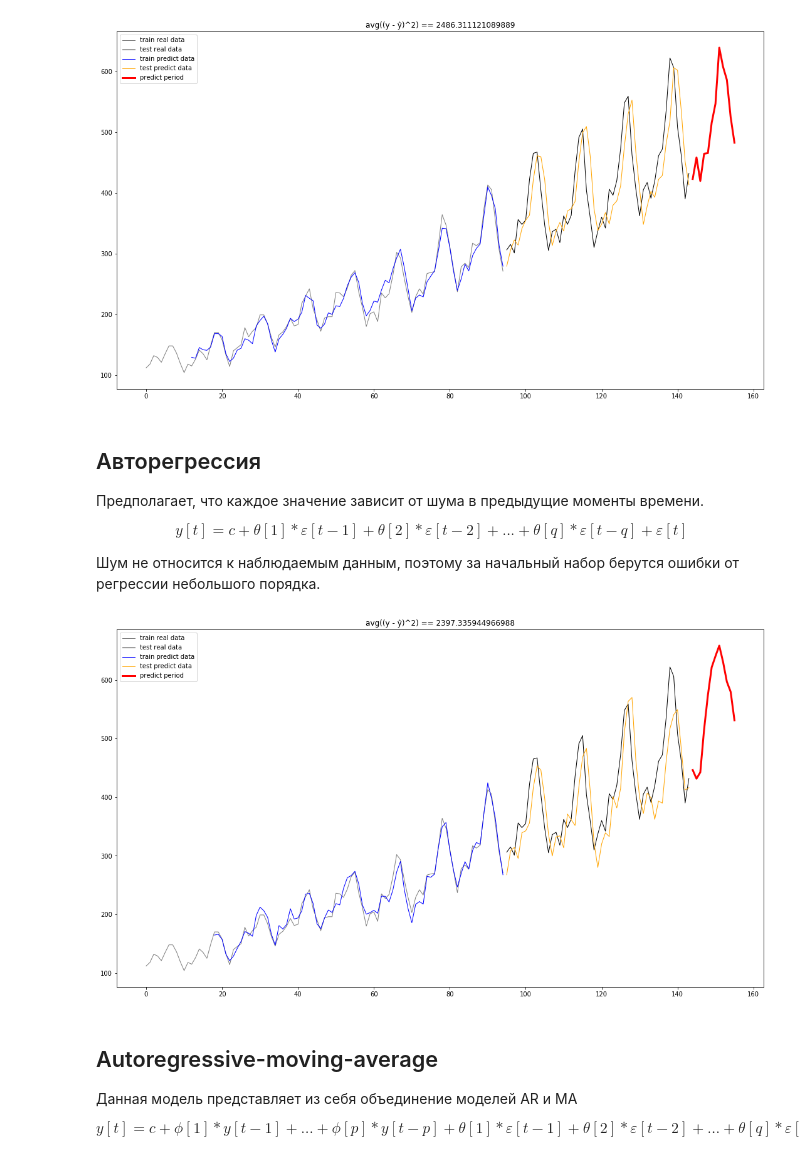
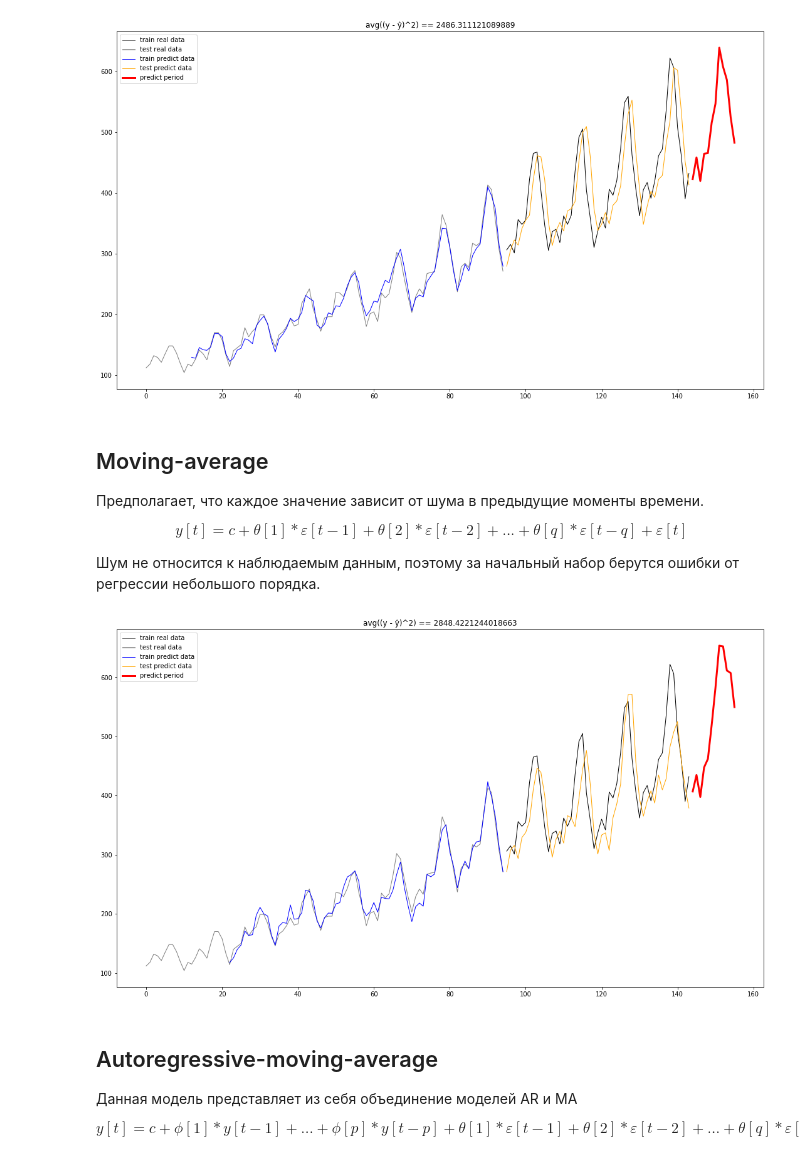
Before and after one commit to WtCrow/time_series_models, a Jupyter notebook: time_series_models.ipynb, the cells around one changed output. Cells and saved outputs as stored; diff of their text form; code cells hidden in the pictures.

```diff
--- a/time_series_models.ipynb
+++ b/time_series_models.ipynb
@@ -583,7 +608,7 @@ start_model(AR(12), *split_data(airlines), predict_period=12, is_ln=True)
 # %% [output]
 [figure]
 # %% [markdown]
-## Авторегрессия
+## Moving-average
 
 Предполагает, что каждое значение зависит от шума в предыдущие моменты времени.
 
@@ -665,9 +690,9 @@ class MA:
         self.y.loc[len(self.y)] = new_y
         self.calculate_ols(self.y)
 # %%
-start_model(MA(18), *split_data(airlines), predict_period=12)
+start_model(MA(22), *split_data(airlines), predict_period=12, is_ln=True)
 # %% [output]
-[figure, old version]
+[figure, new version]
 # %% [markdown]
 ## Autoregressive-moving-average
 
```
Also changed, not shown: parts of 17 cells of this notebook.
